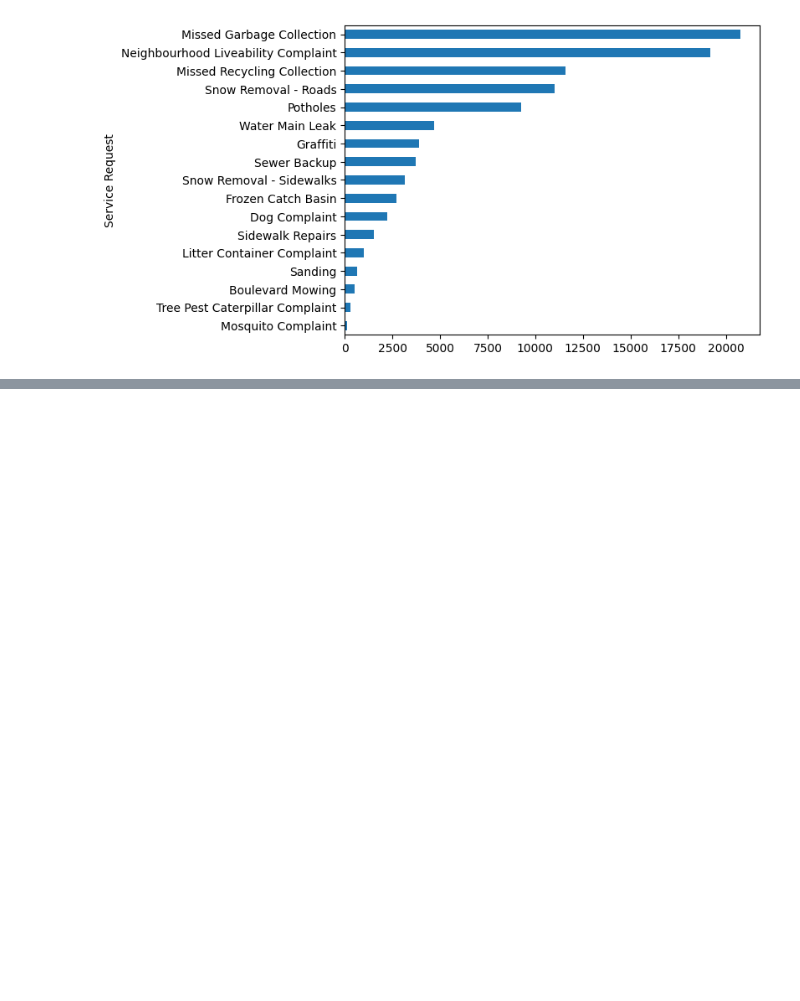
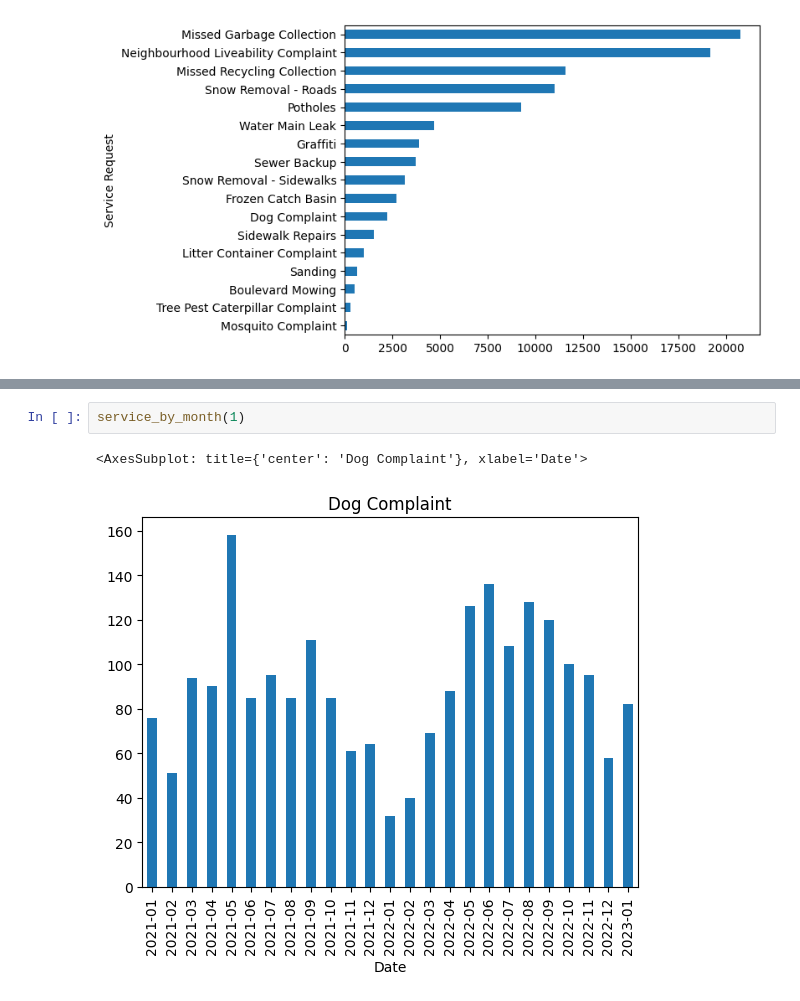
Before and after one commit to tommyvct/winnipeg-311-data-analysis, a Jupyter notebook: test.ipynb, the cells around one changed output, grey strips where cells are left out. Drawn from its saved outputs; the diff is of its cells as text; blank space fills up the shorter version.

```diff
--- a/test.ipynb
+++ b/test.ipynb
@@ -106,0 +137,5 @@ DF.groupby("Service Request").size().sort_values().plot(kind="barh")
+# %%
+service_by_month(1)
+# %% [output]
+<AxesSubplot: title={'center': 'Dog Complaint'}, xlabel='Date'>
+[figure, added]
```
Also changed, not shown: parts of 30 cells of this notebook.
